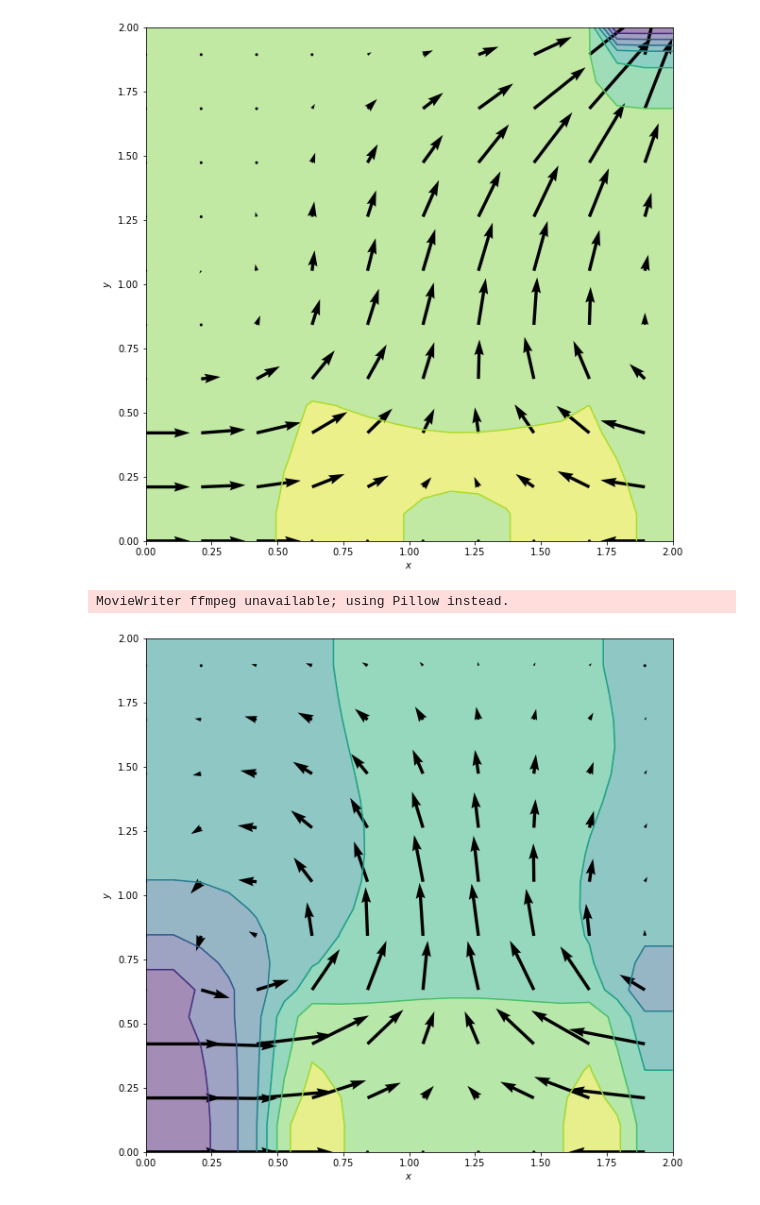
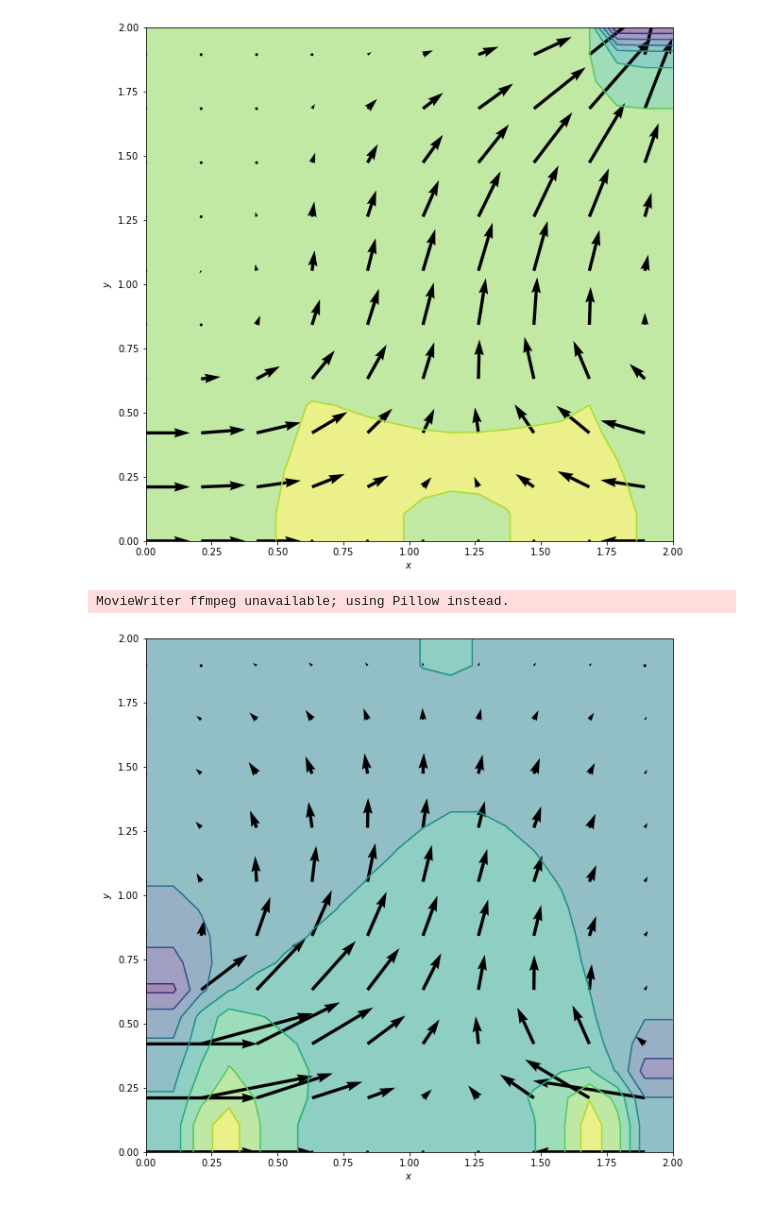
Before and after one commit to sushiTonpai/CFDsim2D, a Jupyter notebook: CFD.ipynb, the cells around one changed output. Drawn from its saved outputs; the diff is of its cells as text; code cells hidden in the pictures.

```diff
--- a/CFD.ipynb
+++ b/CFD.ipynb
@@ -363,33 +363,33 @@ def animate(frames,b,p,u,v):
                        (v0[1:-1, 1:-1] - v0[0:-2, 1:-1]) -
                         dt / (2 * rho * dy) * (p[2:, 1:-1] - p[0:-2, 1:-1]) +
                         nu * (dt / dx**2 *
                        (v0[1:-1, 2:] - 2 * v0[1:-1, 1:-1] + v0[1:-1, 0:-2]) +
                         dt / dy**2 *
                        (v0[2:, 1:-1] - 2 * v0[1:-1, 1:-1] + v0[0:-2, 1:-1])))
 
     u[-1, :] = 0
-    u[0:int(ny/3),:int(nx/3)]  = 1
-    u[:int(ny/3),-3:] = -1
+    u[0:int(ny/3),:3]  = 1
+    u[:3,-3:] = -1
     u[int(ny/3):, 0]  = 0
     u[int(ny/3):, -1] = 0
 
     v[0, :]  = 0
     v[-1, :] = 0
     v[:, 0]  = 0
     v[:, -1] = 0
 
     ax.clear()
     cf = ax.contourf(X,Y,p,alpha= 0.5, cmap=cm.viridis)
     cc = ax.contour(X,Y,p, cmap=cm.viridis)
     cq = ax.quiver(X[::skip, ::skip], Y[::skip, ::skip], u[::skip, ::skip], v[::skip, ::skip])
     ax.set_xlabel('$x$')
     ax.set_ylabel('$y$')
 
     return cf,cc,cq
 
 
 anim = animation.FuncAnimation(fig, animate,init_func=init,fargs=(p,b,u,v),frames=100, repeat=False)
 anim.save('CFD window-close.gif', fps = 20)
 # %% [output]
 MovieWriter ffmpeg unavailable; using Pillow instead.
-[figure, old version]
+[figure, new version]
```
Also changed, not shown: parts of 1 cell of this notebook.
